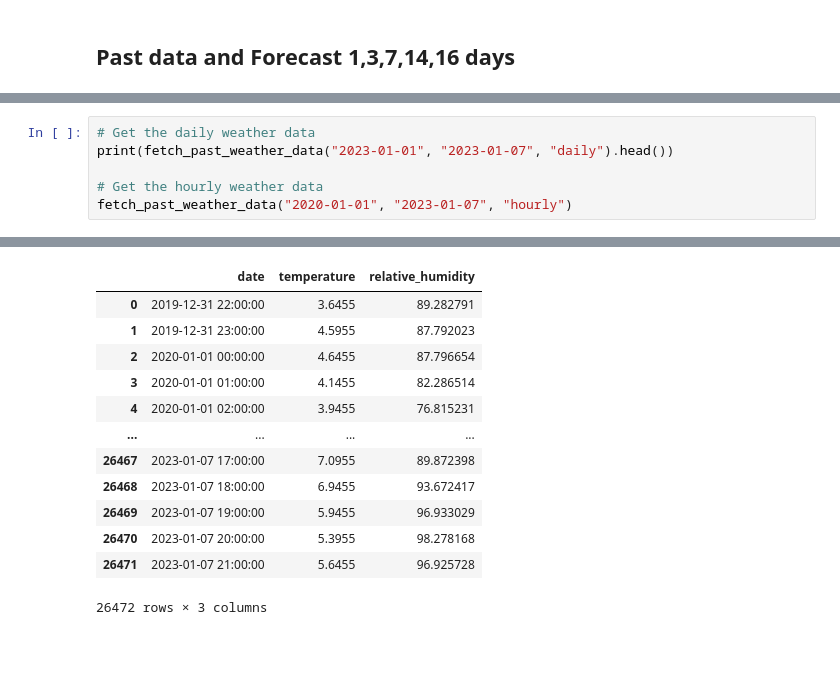
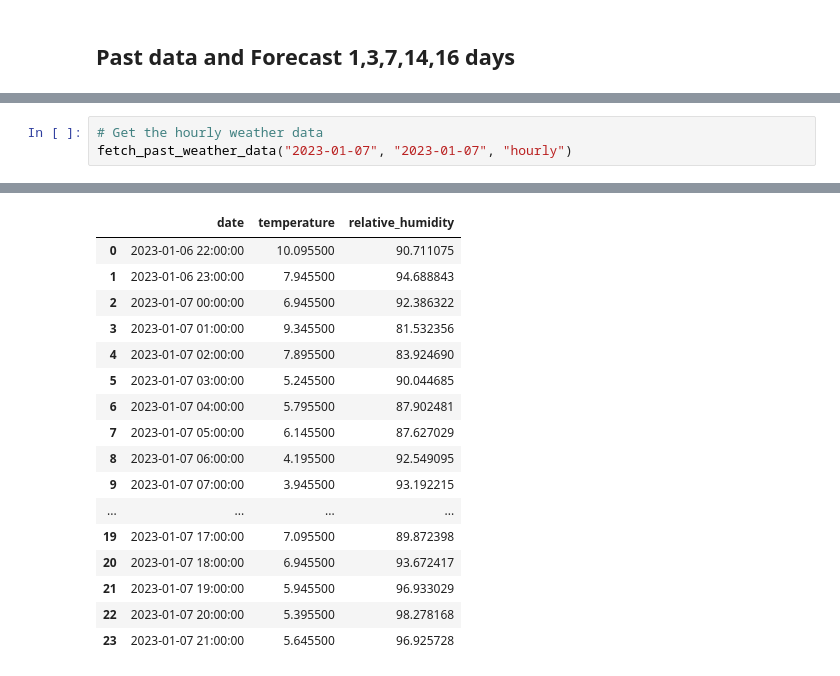
Before and after one commit to boraaktas/INDR491, a Jupyter notebook: weather/Weather Forecast.ipynb, the cells around one changed output, grey strips where cells are left out. Cells and saved outputs as stored; diff of their text form; blank space fills up the shorter version.

```diff
--- a/weather/Weather Forecast.ipynb
+++ b/weather/Weather Forecast.ipynb
@@ -86,9 +168,6 @@ def fetch_past_weather_data(start_date, end_date, frequency):
 # %%
-# Get the daily weather data
-print(fetch_past_weather_data("2023-01-01", "2023-01-07", "daily").head())
-
 # Get the hourly weather data
-fetch_past_weather_data("2020-01-01", "2023-01-07", "hourly")
+fetch_past_weather_data("2023-01-07", "2023-01-07", "hourly")
 # %% [output]
 Coordinates 41.01932907104492°E 28.887304306030273°N
 Timezone b'Europe/Moscow' b'MSK'
@@ -103,13 +174,17 @@ Timezone b'Europe/Moscow' b'MSK'
 |  | date | temperature | relative_humidity |
-| 0 | 2019-12-31 22:00:00 | 3.6455 | 89.282791 |
-| 1 | 2019-12-31 23:00:00 | 4.5955 | 87.792023 |
-| 2 | 2020-01-01 00:00:00 | 4.6455 | 87.796654 |
-| 3 | 2020-01-01 01:00:00 | 4.1455 | 82.286514 |
-| 4 | 2020-01-01 02:00:00 | 3.9455 | 76.815231 |
+| 0 | 2023-01-06 22:00:00 | 10.095500 | 90.711075 |
+| 1 | 2023-01-06 23:00:00 | 7.945500 | 94.688843 |
+| 2 | 2023-01-07 00:00:00 | 6.945500 | 92.386322 |
+| 3 | 2023-01-07 01:00:00 | 9.345500 | 81.532356 |
+| 4 | 2023-01-07 02:00:00 | 7.895500 | 83.924690 |
+| 5 | 2023-01-07 03:00:00 | 5.245500 | 90.044685 |
+| 6 | 2023-01-07 04:00:00 | 5.795500 | 87.902481 |
+| 7 | 2023-01-07 05:00:00 | 6.145500 | 87.627029 |
+| 8 | 2023-01-07 06:00:00 | 4.195500 | 92.549095 |
+| 9 | 2023-01-07 07:00:00 | 3.945500 | 93.192215 |
 | ... | ... | ... | ... |
-| 26467 | 2023-01-07 17:00:00 | 7.0955 | 89.872398 |
-| 26468 | 2023-01-07 18:00:00 | 6.9455 | 93.672417 |
-| 26469 | 2023-01-07 19:00:00 | 5.9455 | 96.933029 |
-| 26470 | 2023-01-07 20:00:00 | 5.3955 | 98.278168 |
-| 26471 | 2023-01-07 21:00:00 | 5.6455 | 96.925728 |
+| 19 | 2023-01-07 17:00:00 | 7.095500 | 89.872398 |
+| 20 | 2023-01-07 18:00:00 | 6.945500 | 93.672417 |
+| 21 | 2023-01-07 19:00:00 | 5.945500 | 96.933029 |
+| 22 | 2023-01-07 20:00:00 | 5.395500 | 98.278168 |
+| 23 | 2023-01-07 21:00:00 | 5.645500 | 96.925728 |
-26472 rows × 3 columns
```
Also changed, not shown: parts of 15 cells of this notebook, 30 other files.
